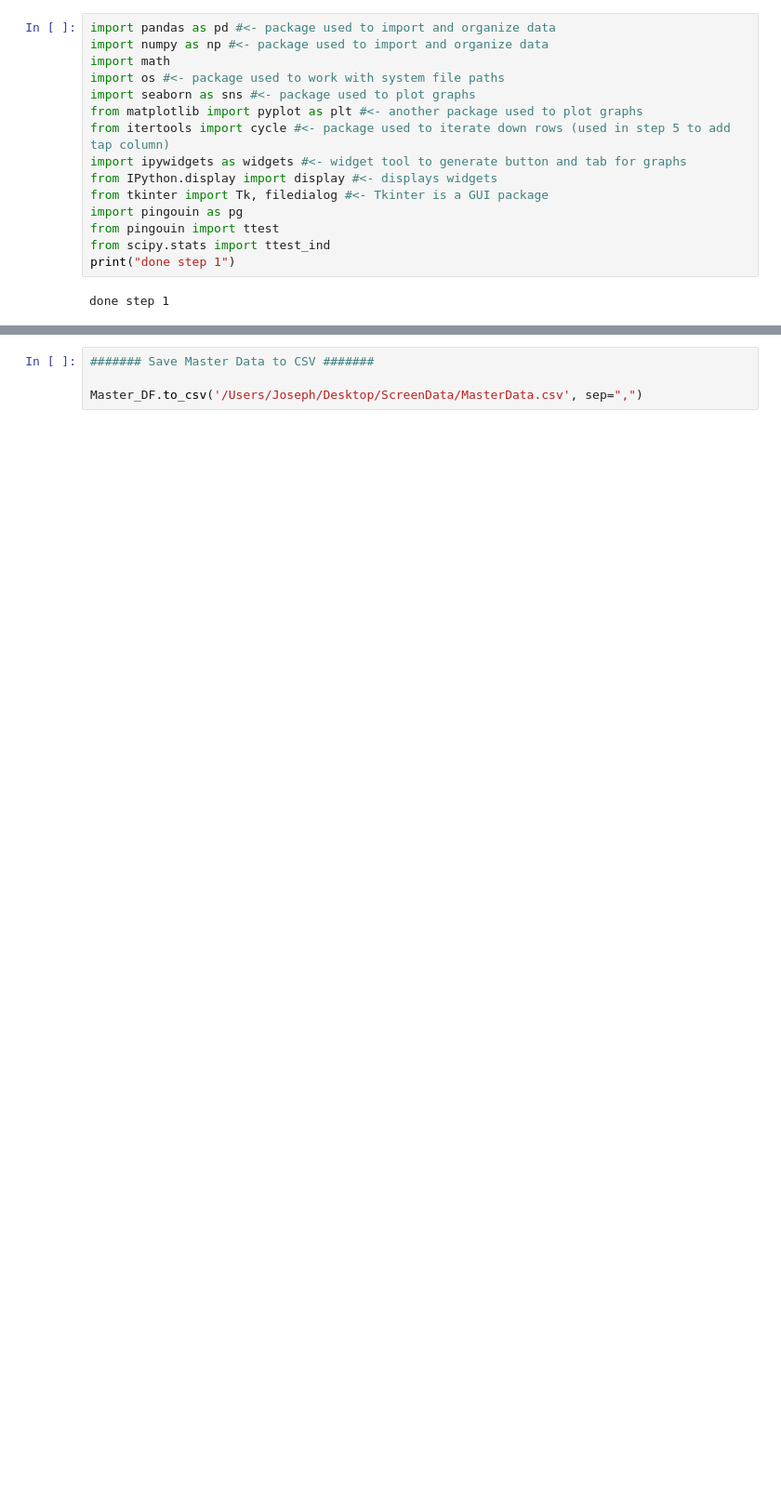
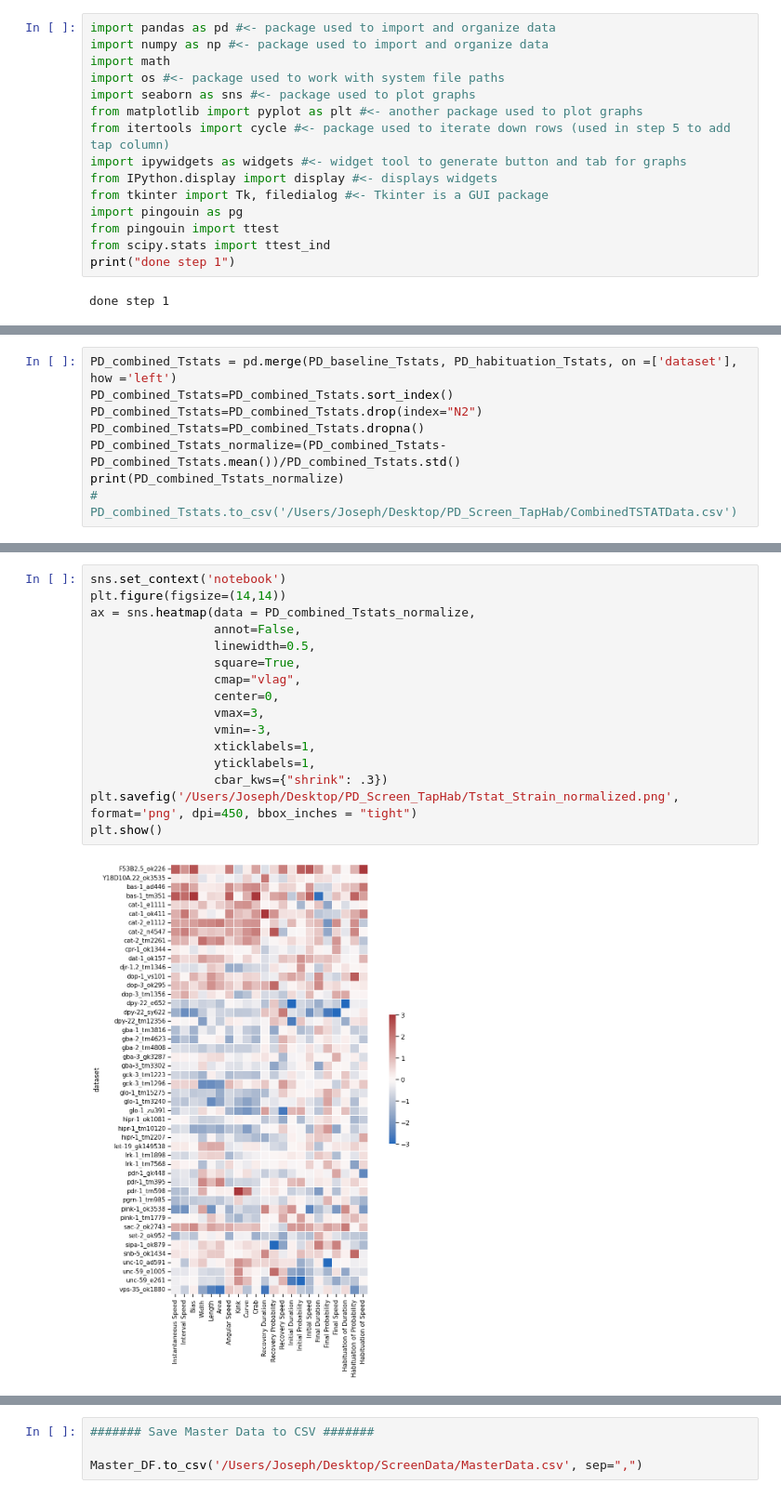
Before and after one commit to JosephLiangUBC/Joseph-Jupyter-Notebooks, a Jupyter notebook: ScreenDataAnalysis.ipynb, the cells around one changed output, grey strips where cells are left out. Shown at 93% size. Cells and saved outputs as stored; diff of their text form; blank space fills up the shorter version.

```diff
--- a/ScreenDataAnalysis.ipynb
+++ b/ScreenDataAnalysis.ipynb
@@ -17,0 +681,8 @@ done step 1
+# %%
+PD_combined_Tstats = pd.merge(PD_baseline_Tstats, PD_habituation_Tstats, on =['dataset'], how ='left')
+PD_combined_Tstats=PD_combined_Tstats.sort_index()
+PD_combined_Tstats=PD_combined_Tstats.drop(index="N2")
+PD_combined_Tstats=PD_combined_Tstats.dropna()
+PD_combined_Tstats_normalize=(PD_combined_Tstats-PD_combined_Tstats.mean())/PD_combined_Tstats.std()
+print(PD_combined_Tstats_normalize)
+# PD_combined_Tstats.to_csv('/Users/Joseph/Desktop/PD_Screen_TapHab/CombinedTSTATData.csv')
@@ -17,0 +707,18 @@ done step 1
+# %%
+sns.set_context('notebook')
+plt.figure(figsize=(14,14))
+ax = sns.heatmap(data = PD_combined_Tstats_normalize,
+                 annot=False,
+                 linewidth=0.5,
+                 square=True,
+                 cmap="vlag",
+                 center=0,
+                 vmax=3,
+                 vmin=-3,
+                 xticklabels=1,
+                 yticklabels=1,
+                 cbar_kws={"shrink": .3})
+plt.savefig('/Users/Joseph/Desktop/PD_Screen_TapHab/Tstat_Strain_normalized.png', format='png', dpi=450, bbox_inches = "tight")
+plt.show()
+# %% [output]
+[figure, added]
```
Also changed, not shown: parts of 85 cells of this notebook, 8 other files.
